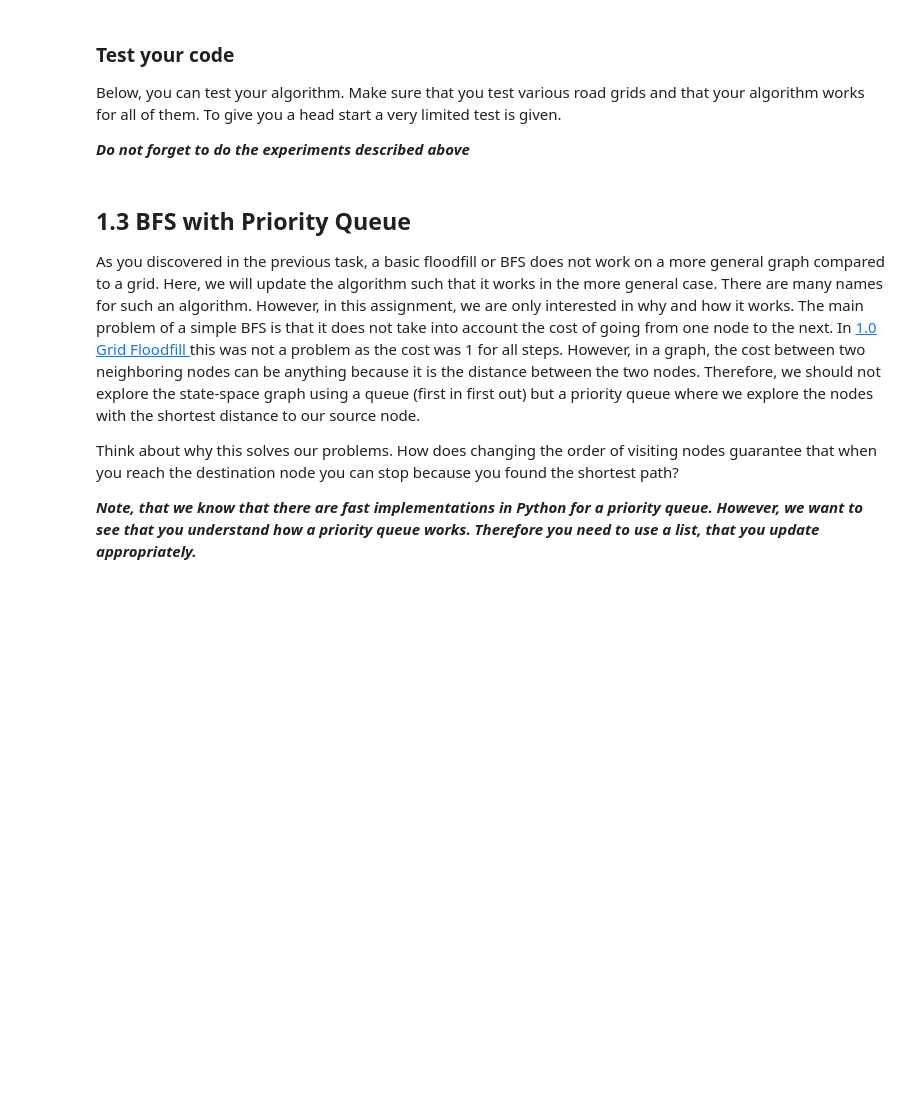
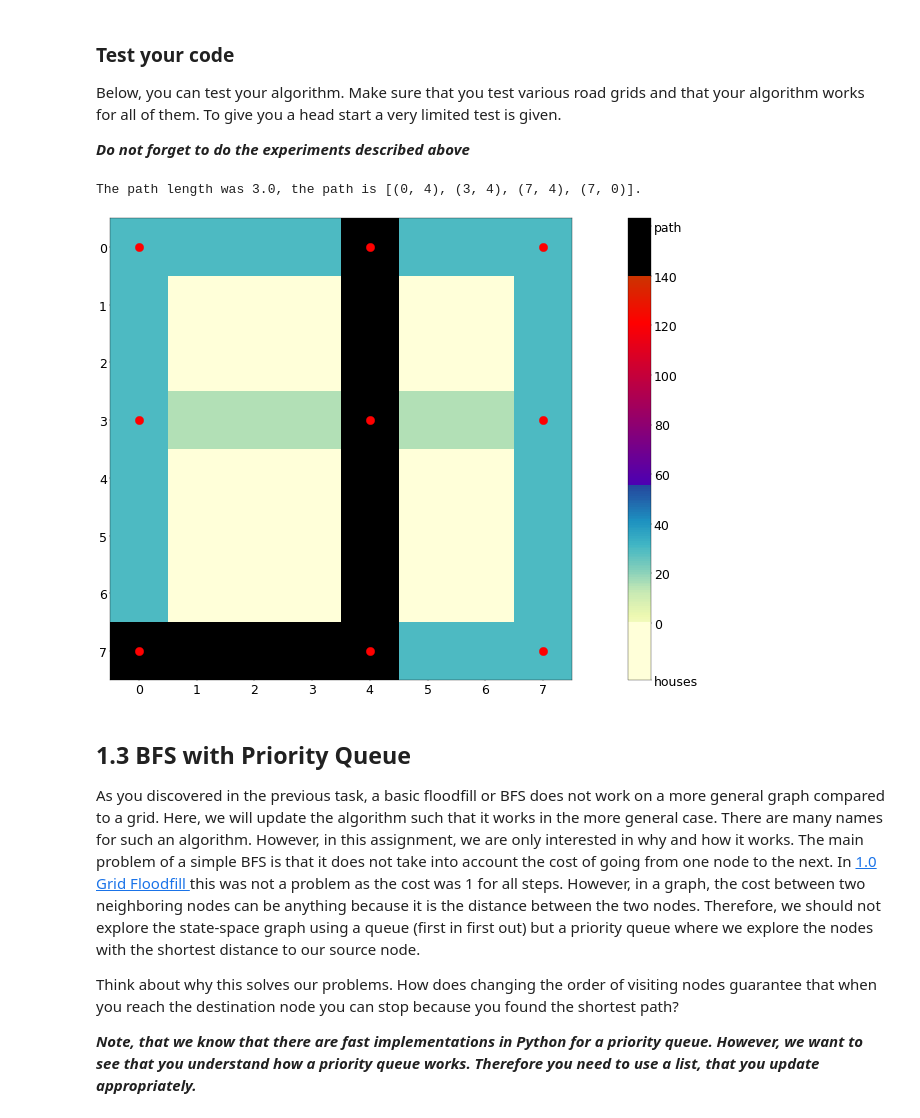
Before and after one commit to kooroshkz/Algorithms-and-Data-Structures, a Jupyter notebook: Assignment-2/assignment2.ipynb, the cells around one changed output. Cells and saved outputs as stored; diff of their text form; code cells hidden in the pictures; blank space fills up the shorter version.

```diff
--- a/Assignment-2/assignment2.ipynb
+++ b/Assignment-2/assignment2.ipynb
@@ -652,22 +699,42 @@ class FloodFillSolverGraph(FloodFillSolver):
         :return: The shortest route, which consists of a list of nodes and the length of the route.
         :rtype: list[tuple[int]], float
         """
+        #IMPORTANT
+        # this code works if we consider the output distance to be the number of
+        # nodes in a path, and not the distance in the tuples of the adjacency list
+        # need to ask during the workgroup
         self.queue = deque([source])
         self.history = {source: None}
-
-        raise NotImplementedError("Please complete this method")
+        self.graph = graph
+        self.destination = destination
+        self.main_loop()
+        return self.find_path()
 
     # def find_path(self):
     #     """
     #     This method finds the shortest paths between the source node and the destination node.
     #     It also returns the length of the path.
 
-    #     Note, that going from one node to the next has a length of 1.
+    #     Note, that going from one coordinate to the next has a length of 1.
+    #     For example: The distance between coordinates (0,0) and (0,1) is 1 and
+    #                  The distance between coordinates (3,0) and (3,3) is 3.
+
+    #     The distance is the Manhattan distance of the path.
 
     #     :return: A path that is the optimal route from source to destination and its length.
     #     :rtype: list[tuple[int]], float
     #     """
-    #     raise NotImplementedError("Please complete this method")
+    #     if self.destination not in self.history:
+    #         return [], 0.0
+    #     path = []
+    #     current = self.destination
+    #     length = 0.0
+    #     while current:
+    #         path.append(current)
+    #         print(self.graph.adjacency_list[current][1])
+    #         length += float(0)
+    #         current = self.history.get(current)
+    #     return path, length
 
     def next_step(self, node):
         """
@@ -678,4 +745,4 @@ class FloodFillSolverGraph(FloodFillSolver):
         :return: A list with possible next nodes that can be visited from the current node.
         :rtype: list[tuple[int]]
         """
-        raise NotImplementedError("Please complete this method")
+        return [item[0] for item in self.graph.adjacency_list[node]]
@@ -691,15 +760,27 @@ map_ = Map(0, (1,3))  # Now you can also solve the levels 1, 2, 3 and 4
 # %%
 plt.matplotlib.rcParams['figure.dpi'] = max(30, map_.size ** 0.5 // 2)  # Number of pixels, therefore, the quality of the image. A large dpi is very slow.
 
 graph = Graph(map_)
 start = (0,0)
 end = (map_.shape[0]-1, map_.shape[1]-1)
 
+# optional tests
+nodes_in_graph = list(graph.adjacency_list.keys())
+rand_index1, rand_index2 = np.random.choice(len(nodes_in_graph)), np.random.choice(len(nodes_in_graph))
+start = nodes_in_graph[rand_index1]
+end = nodes_in_graph[rand_index2]
+
+
 path, length = FloodFillSolverGraph()(graph, start, end)
 
-print(f"The path length was {length}.")
+
+
+print(f"The path length was {length}, the path is {path}.")
 graph.show_coordinates(color='r', size=20)
 map_.show(path, True)
+# %% [output]
+The path length was 3.0, the path is [(0, 4), (3, 4), (7, 4), (7, 0)].
+[figure, added]
 # %% [markdown]
 ## 1.3 BFS with Priority Queue
 
```
Also changed, not shown: parts of 11 cells of this notebook, 1 other file.
